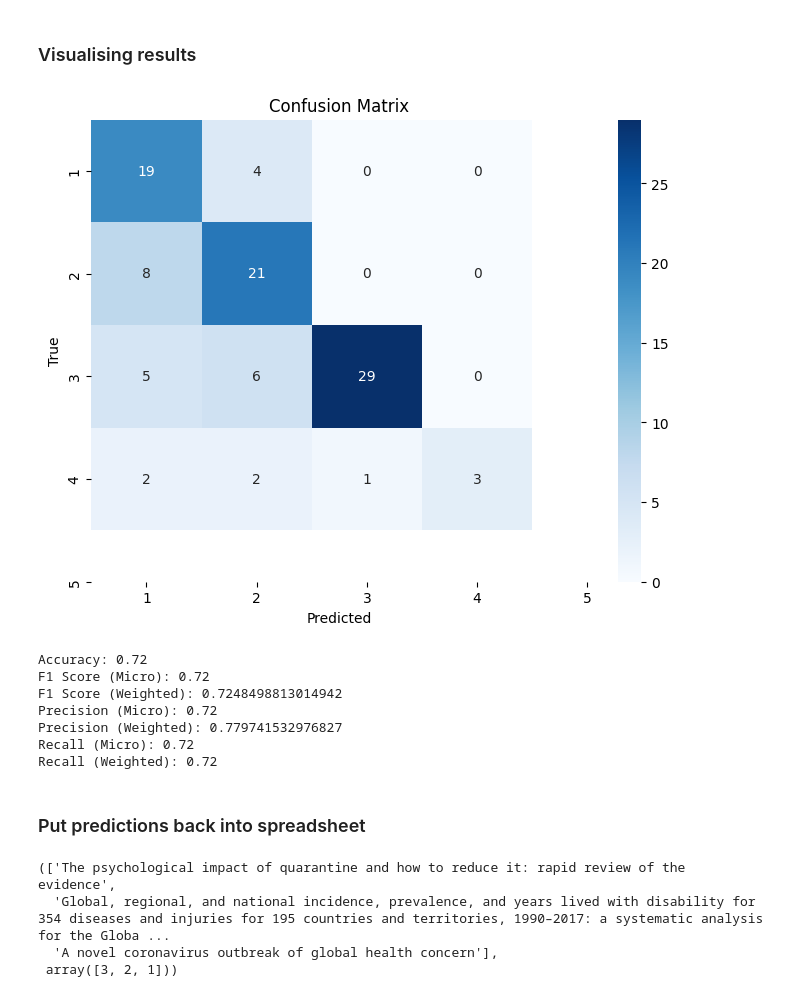
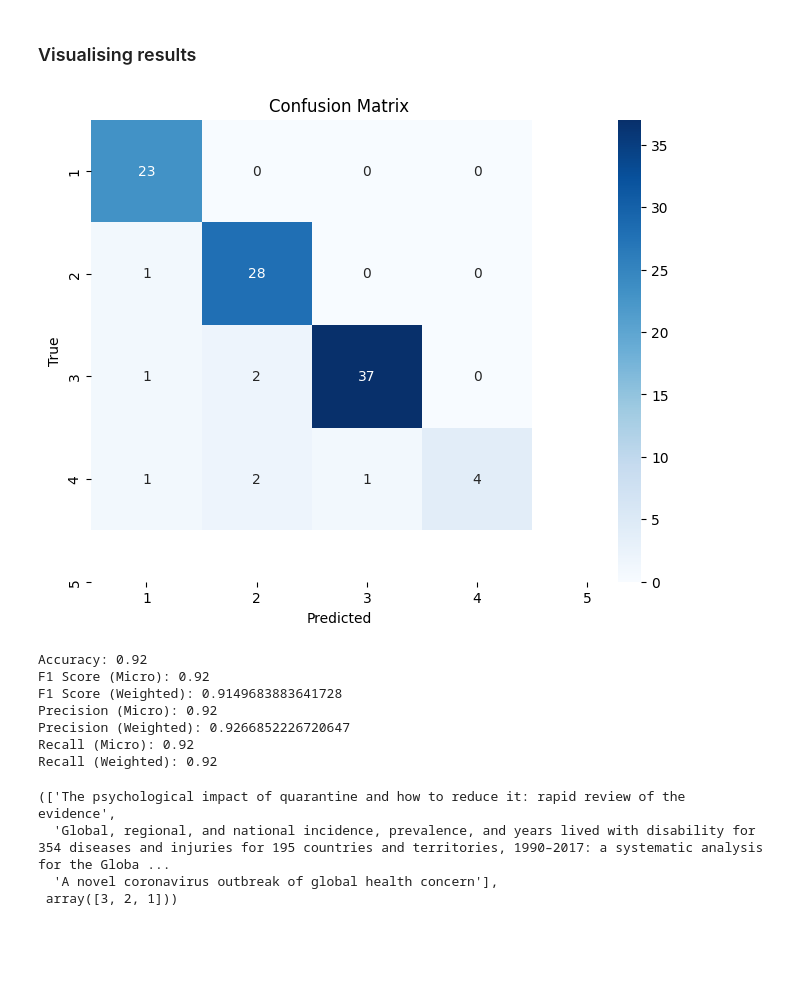
Before and after one commit to christopherfkk/practical-data-science-tutorial, a Jupyter notebook: models/NLPBasicModelComparison.ipynb, the cells around one changed output. Saved outputs shown, nothing was run; the diff lists cells and outputs as text; code cells hidden in the pictures; blank space fills up the shorter version.

```diff
--- a/models/NLPBasicModelComparison.ipynb
+++ b/models/NLPBasicModelComparison.ipynb
@@ -253,39 +253,52 @@ Validation weighted F1: 0.55
 # Define the range of hyperparameters for each model
 param_grid_rf = {
     'n_estimators': [100, 200, 300],
-    'max_depth': [None, 5, 10, 20, 30]
+    'max_depth': [None, 5, 10, 20, 30],
+    'min_samples_split': [2, 5, 10],
+    'min_samples_leaf': [1, 2, 4]
 }
 
 param_grid_lr = {
     'C': [0.1, 1, 10],
-    'penalty': ['l2', None]
+    'penalty': ['l2', 'l1', None],
+    'solver': ['newton-cg', 'lbfgs', 'liblinear', 'sag', 'saga']
 }
 
 param_grid_svm = {
     'C': [0.1, 1, 10],
-    'kernel': ['linear', 'rbf']
+    'kernel': ['linear', 'rbf', 'poly'],
+    'gamma': ['scale', 'auto'],
+    'degree': [3, 4, 5]
 }
 
 param_grid_knn = {
-    'n_neighbors': [3, 5, 7, 9]
+    'n_neighbors': [3, 5, 7, 9],
+    'weights': ['uniform', 'distance']
 }
 
 param_grid_dt = {
-    'max_depth': [None, 1, 2, 3, 5, 8, 10, 20, 30]
+    'max_depth': [None, 1, 2, 3, 5, 8, 10, 20, 30],
+    'min_samples_split': [2, 5, 10],
+    'min_samples_leaf': [1, 2, 4]
 }
 
 param_grid_nb = {
-    'alpha': [0.1, 0.5, 1.0]
+    'alpha': [0.1, 0.5, 1.0],
+    'fit_prior': [True, False],
+    'class_prior': [None, [0.2, 0.8], [0.5, 0.5]]
 }
 
 param_grid_gb = {
     'n_estimators': [50, 100, 200],
-    'max_depth': [3, 4, 5]
+    'max_depth': [3, 4, 5],
+    'learning_rate': [0.01, 0.1, 0.2]
 }
 
 param_grid_nn = {
     'hidden_layer_sizes': [(50, 50), (100, 100), (50, 100, 50)],
-    'alpha': [0.0001, 0.0005, 0.001]
+    'alpha': [0.0001, 0.0005, 0.001],
+    'solver': ['lbfgs', 'sgd', 'adam'],
+    'learning_rate_init': [0.001, 0.01, 0.1]
 }
 
 # Initialize models
@@ -314,7 +327,7 @@ for model_name, (model, param_grid) in models.items():
 
     # Calculate F1 score using cross-validation
     cv_scores = cross_val_score(best_model, labelled_bow, labels, cv=5, scoring='f1_weighted')
-    print(f"{model_name} - Cross-Validation F1 score: {np.mean(cv_scores)}")
+    print(f"{model_name} with params {best_params} - Cross-Validation F1 score: {np.mean(cv_scores)}")
 
 # Select the best model based on the mean cross-validation F1 score
 best_model_name = max(best_models, key=lambda x: np.mean(cross_val_score(best_models[x], labelled_bow, labels, cv=5, scoring='f1_weighted')))
@@ -335,26 +382,26 @@ The best model is: Decision Tree
 ### Visualising results
 # %%
 # Fit the best model to the entire training dataset
-best_model.fit(labelled_bow, labels)
+#best_model.fit(labelled_bow, labels)
 
 # Make predictions on the entire dataset
 y_pred = best_model.predict(labelled_bow)
 
 # Calculate the confusion matrix
 conf_matrix = confusion_matrix(labels, y_pred)
 
 # Define class names
 class_names = [1, 2, 3, 4, 5]
 
 # Plot the confusion matrix using a heatmap
 plt.figure(figsize=(8, 6))
 sns.heatmap(conf_matrix, annot=True, fmt='d', cmap='Blues', xticklabels=class_names, yticklabels=class_names)
 plt.xlabel('Predicted')
 plt.ylabel('True')
 plt.title('Confusion Matrix')
 plt.show()
 # %% [output]
-[figure, old version]
+[figure, new version]
 # %%
 # Calculate accuracy
 accuracy = accuracy_score(labels, y_pred)
@@ -380,15 +427,13 @@ print(f"Precision (Weighted): {precision_weighted}")
 print(f"Recall (Micro): {recall_micro}")
 print(f"Recall (Weighted): {recall_weighted}")
 # %% [output]
-Accuracy: 0.72
-F1 Score (Micro): 0.72
-F1 Score (Weighted): 0.7248498813014942
-Precision (Micro): 0.72
-Precision (Weighted): 0.779741532976827
-Recall (Micro): 0.72
-Recall (Weighted): 0.72
+Accuracy: 0.92
+F1 Score (Micro): 0.92
+F1 Score (Weighted): 0.9149683883641728
+Precision (Micro): 0.92
+Precision (Weighted): 0.9266852226720647
+Recall (Micro): 0.92
+Recall (Weighted): 0.92
-# %% [markdown]
-### Put predictions back into spreadsheet
 # %%
 # Predict labels for unlabelled data using the best model
 predicted_scores = best_model.predict(unlabelled_bow)
```
Also changed, not shown: parts of 1 cell of this notebook, 1 other file.
